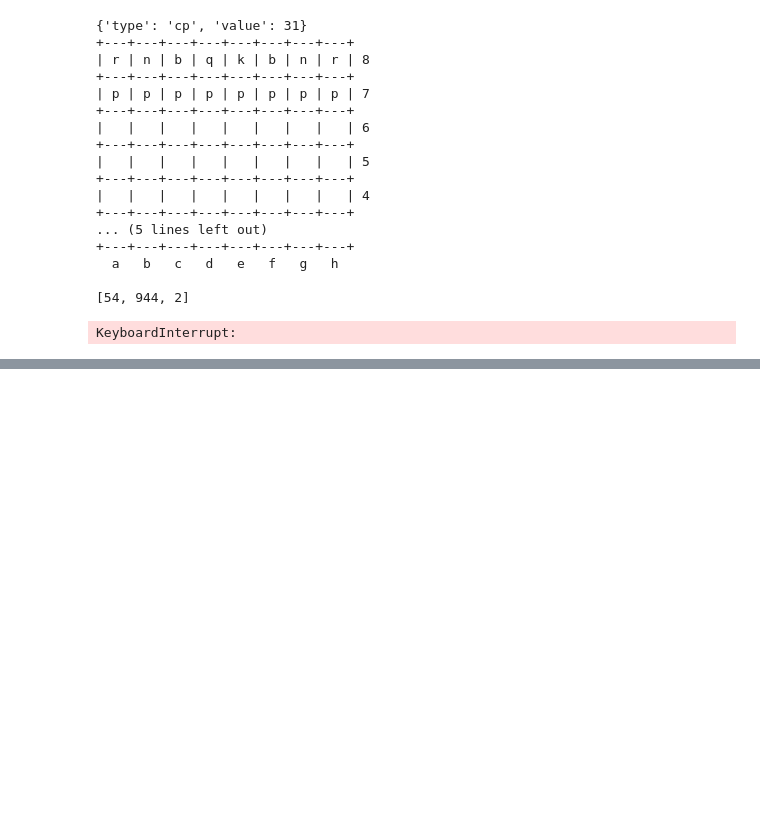
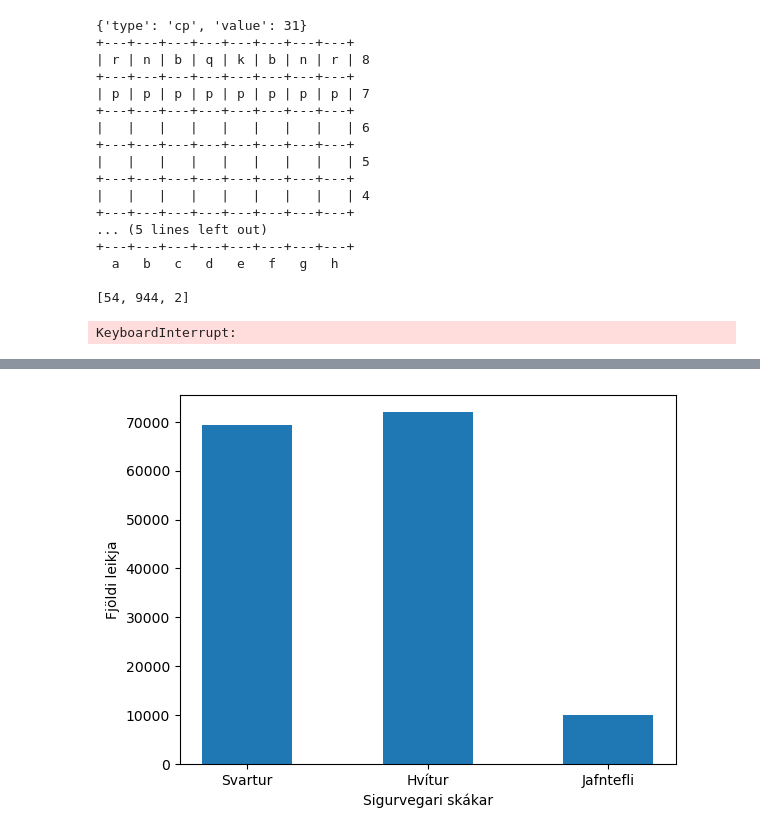
Before and after one commit to MagnusGunnarG/Skakgreinir, a Jupyter notebook: SkakgreinirStockfishWDL.ipynb, the cells around one changed output, grey strips where cells are left out. Saved outputs shown, nothing was run; the diff lists cells and outputs as text; code cells hidden in the pictures; blank space fills up the shorter version.

```diff
--- a/SkakgreinirStockfishWDL.ipynb
+++ b/SkakgreinirStockfishWDL.ipynb
@@ -105,0 +136,34 @@ print(accuracy_score(leikir_sigurvegari_hvitur, leikir_wdl_sigurvegari))
+# %%
+# Sækjum gögnin úr SkakgreinirGogn
+import numpy as np
+
+#leikir_heild = np.loadtxt("leikir_heild_50k.csv", delimiter=",", dtype=int, comments=None)
+#leikir_sigurvegari = np.loadtxt("leikir_sigurvegari_50k.csv", delimiter=",", dtype=int, comments=None)
+leikir_heild = np.loadtxt("/home/magnus/Documents/Skákgreinir_backup/leikir_heild.csv", delimiter=",", dtype=int, comments=None)
+leikir_sigurvegari = np.loadtxt("leikir_sigurvegari.csv", delimiter=",", dtype=int, comments=None)
+
+leikir_heild = leikir_heild[:300000]
+leikir_sigurvegari = leikir_sigurvegari[:300000]
+
+# Skoðum aðeins gögnin fyrir hvítann
+leikir_heild_hvitur = []
+leikir_sigurvegari_hvitur = []
+nr_fyrri_leiks = 0
+for i in range(leikir_heild.shape[0]):
+    nr_nuverandi_leiks = leikir_heild[i,0]
+    if nr_fyrri_leiks != nr_nuverandi_leiks:
+        leikir_heild_hvitur.append(leikir_heild[i,:])
+        leikir_sigurvegari_hvitur.append(leikir_sigurvegari[i])
+    nr_fyrri_leiks = nr_nuverandi_leiks
+# %%
+# Skoðum histogram fyrir leikir_siguvegari_hvitur
+
+import matplotlib.pyplot as plt
+
+plt.hist(leikir_sigurvegari_hvitur, bins=5)
+plt.xticks([0.2,1,1.8], ["Svartur", "Hvítur", "Jafntefli"])
+plt.xlabel("Sigurvegari skákar")
+plt.ylabel("Fjöldi leikja")
+plt.show()
+# %% [output]
+[figure, added]
```
Also changed, not shown: parts of 4 cells of this notebook, 14 other files.
